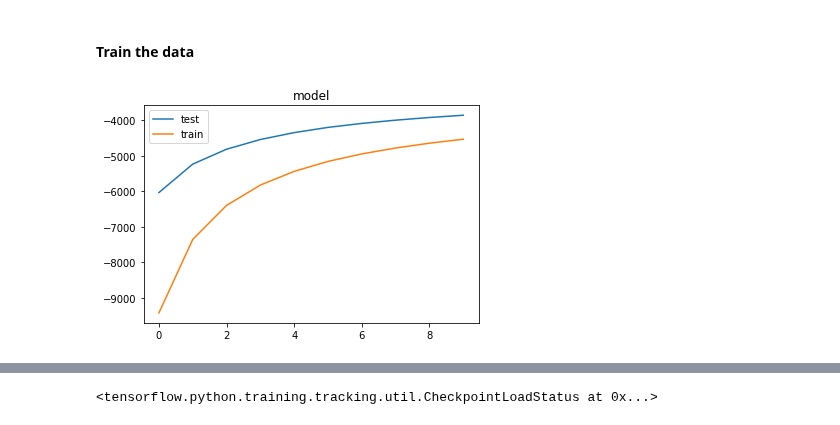
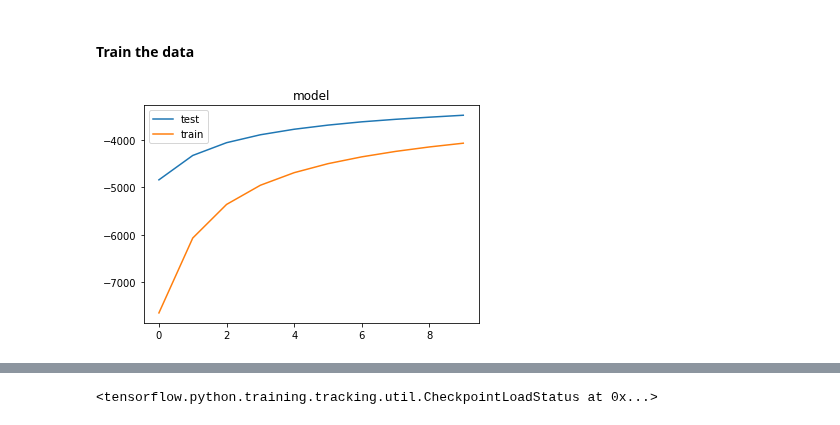
Before and after one commit to lorenzosintini/4YP, a Jupyter notebook: Models_v3/VAE_Novel_NASA.ipynb, the cells around one changed output, grey strips where cells are left out. Saved outputs shown, nothing was run; the diff lists cells and outputs as text; code cells hidden in the pictures.

```diff
--- a/Models_v3/VAE_Novel_NASA.ipynb
+++ b/Models_v3/VAE_Novel_NASA.ipynb
@@ -193,9 +187,9 @@ input_range = np.amax(typical_images)
 # %%
-train_dataset, test_dataset = setup_dataset(typical_images[0:20000].astype('float32'), typical_images[98700:98800].astype('float32'))
+train_dataset, test_dataset = setup_dataset(typical_images[0:30000].astype('float32'), typical_images[98700:98800].astype('float32'))
 
 z_size = 20
 model = CVAE(z_size)
 
 train_test_dataset(model, train_dataset, test_dataset, 10)
 # %% [output]
-[figure, old version]
+[figure, new version]
```
Also changed, not shown: parts of 2 cells of this notebook.
